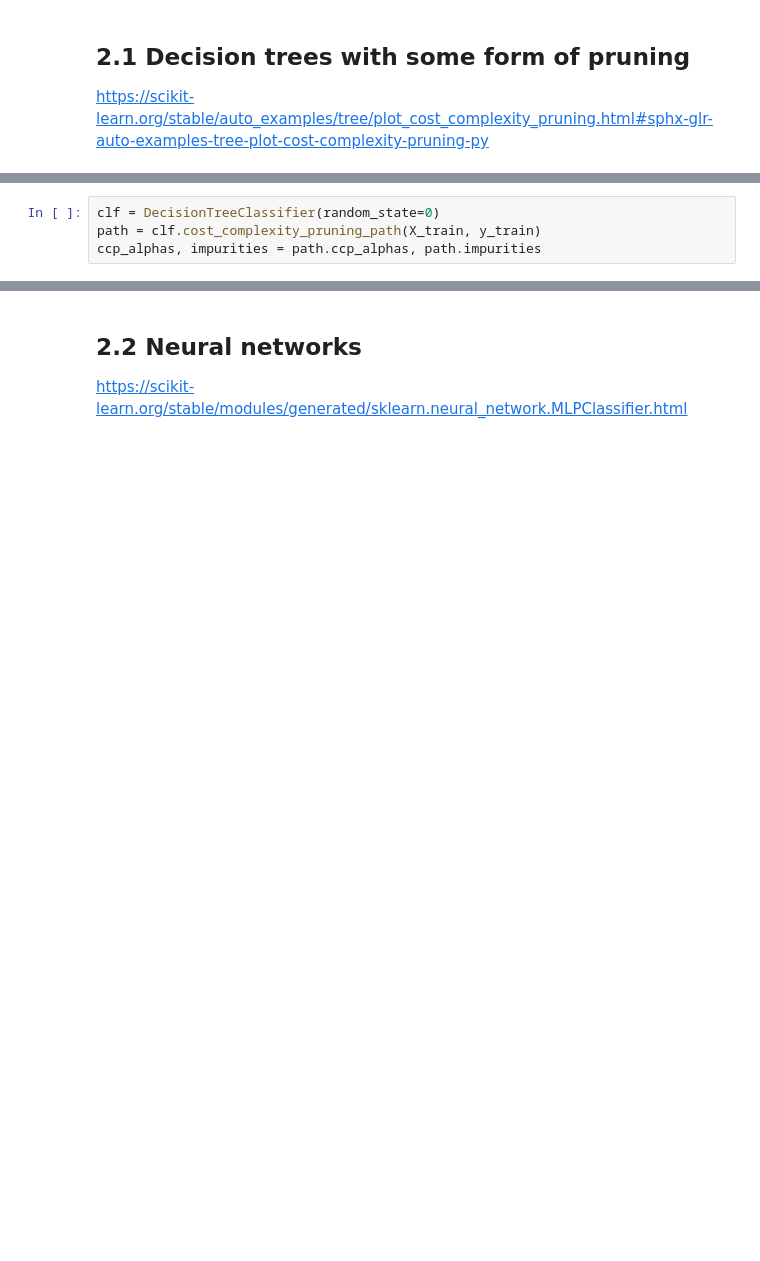
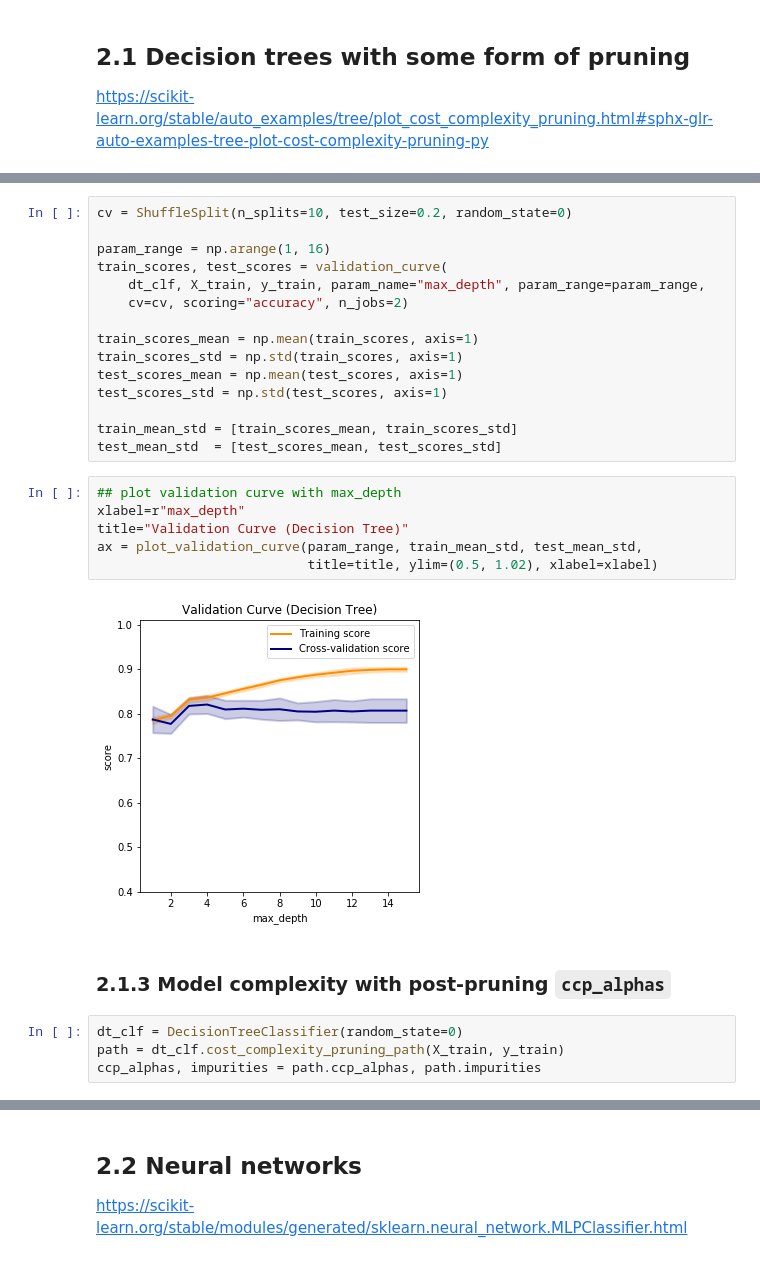
Before and after one commit to shileiphys/CS7641, a Jupyter notebook: HW1-a.ipynb, the cells around one changed output, grey strips where cells are left out. Drawn from its saved outputs; the diff is of its cells as text; blank space fills up the shorter version.

```diff
--- a/HW1-a.ipynb
+++ b/HW1-a.ipynb
@@ -467,6 +407,31 @@ plt.show()
+# %%
+cv = ShuffleSplit(n_splits=10, test_size=0.2, random_state=0)
+
+param_range = np.arange(1, 16)
+train_scores, test_scores = validation_curve(
+    dt_clf, X_train, y_train, param_name="max_depth", param_range=param_range,
+    cv=cv, scoring="accuracy", n_jobs=2)
+
+train_scores_mean = np.mean(train_scores, axis=1)
+train_scores_std = np.std(train_scores, axis=1)
+test_scores_mean = np.mean(test_scores, axis=1)
+test_scores_std = np.std(test_scores, axis=1)
+
+train_mean_std = [train_scores_mean, train_scores_std]
+test_mean_std  = [test_scores_mean, test_scores_std]
+# %%
+## plot validation curve with max_depth
+xlabel=r"max_depth"
+title="Validation Curve (Decision Tree)"
+ax = plot_validation_curve(param_range, train_mean_std, test_mean_std,
+                           title=title, ylim=(0.5, 1.02), xlabel=xlabel)
+# %% [output]
+[figure, added]
+# %% [markdown]
+### 2.1.3 Model complexity with post-pruning `ccp_alphas`
 # %%
-clf = DecisionTreeClassifier(random_state=0)
-path = clf.cost_complexity_pruning_path(X_train, y_train)
+dt_clf = DecisionTreeClassifier(random_state=0)
+path = dt_clf.cost_complexity_pruning_path(X_train, y_train)
 ccp_alphas, impurities = path.ccp_alphas, path.impurities
 # %%
 fig, ax = plt.subplots()
```
Also changed, not shown: parts of 45 cells of this notebook.
